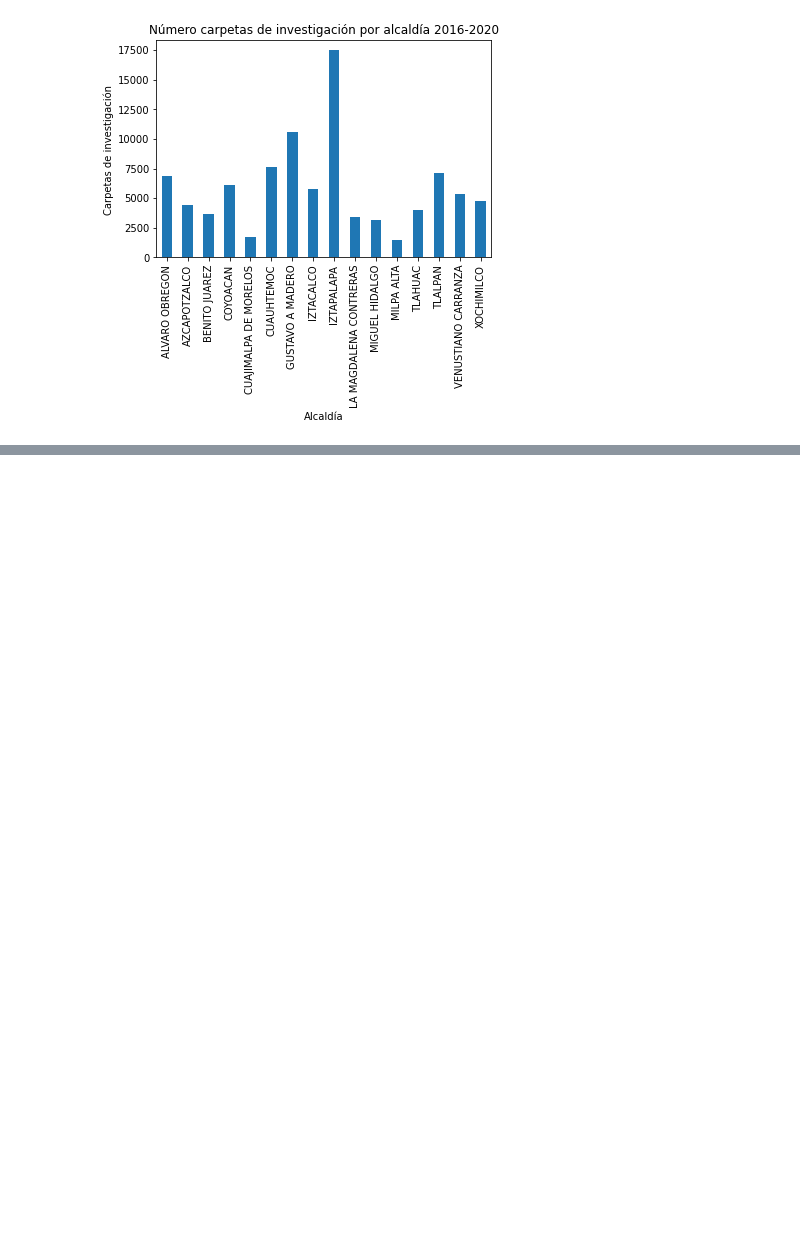
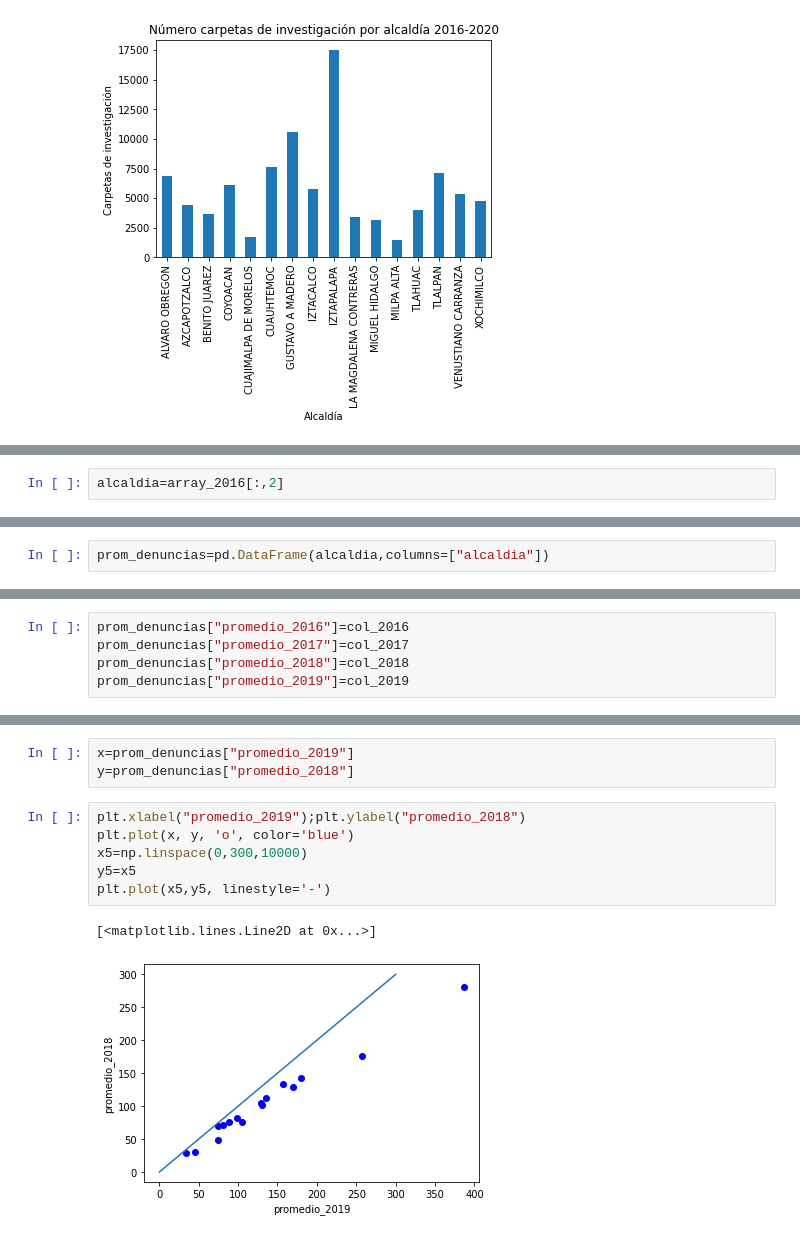
Before and after one commit to prope-2020-gh-classroom/practica-final-por-equipos-verano-2020-itam-patyua, a Jupyter notebook: Descriptivos.ipynb, the cells around one changed output, grey strips where cells are left out. Cells and saved outputs as stored; diff of their text form; blank space fills up the shorter version.

```diff
--- a/Descriptivos.ipynb
+++ b/Descriptivos.ipynb
@@ -157,0 +298,2 @@ Los datos por alcaldía muestran en números absolutos que el grueso de la denun
+# %%
+alcaldia=array_2016[:,2]
@@ -157,0 +307,2 @@ Los datos por alcaldía muestran en números absolutos que el grueso de la denun
+# %%
+prom_denuncias=pd.DataFrame(alcaldia,columns=["alcaldia"])
@@ -157,0 +323,5 @@ Los datos por alcaldía muestran en números absolutos que el grueso de la denun
+# %%
+prom_denuncias["promedio_2016"]=col_2016
+prom_denuncias["promedio_2017"]=col_2017
+prom_denuncias["promedio_2018"]=col_2018
+prom_denuncias["promedio_2019"]=col_2019
@@ -157,0 +348,12 @@ Los datos por alcaldía muestran en números absolutos que el grueso de la denun
+# %%
+x=prom_denuncias["promedio_2019"]
+y=prom_denuncias["promedio_2018"]
+# %%
+plt.xlabel("promedio_2019");plt.ylabel("promedio_2018")
+plt.plot(x, y, 'o', color='blue')
+x5=np.linspace(0,300,10000)
+y5=x5
+plt.plot(x5,y5, linestyle='-')
+# %% [output]
+[<matplotlib.lines.Line2D at 0x...>]
+[figure, added]
```
Also changed, not shown: parts of 34 cells of this notebook.
